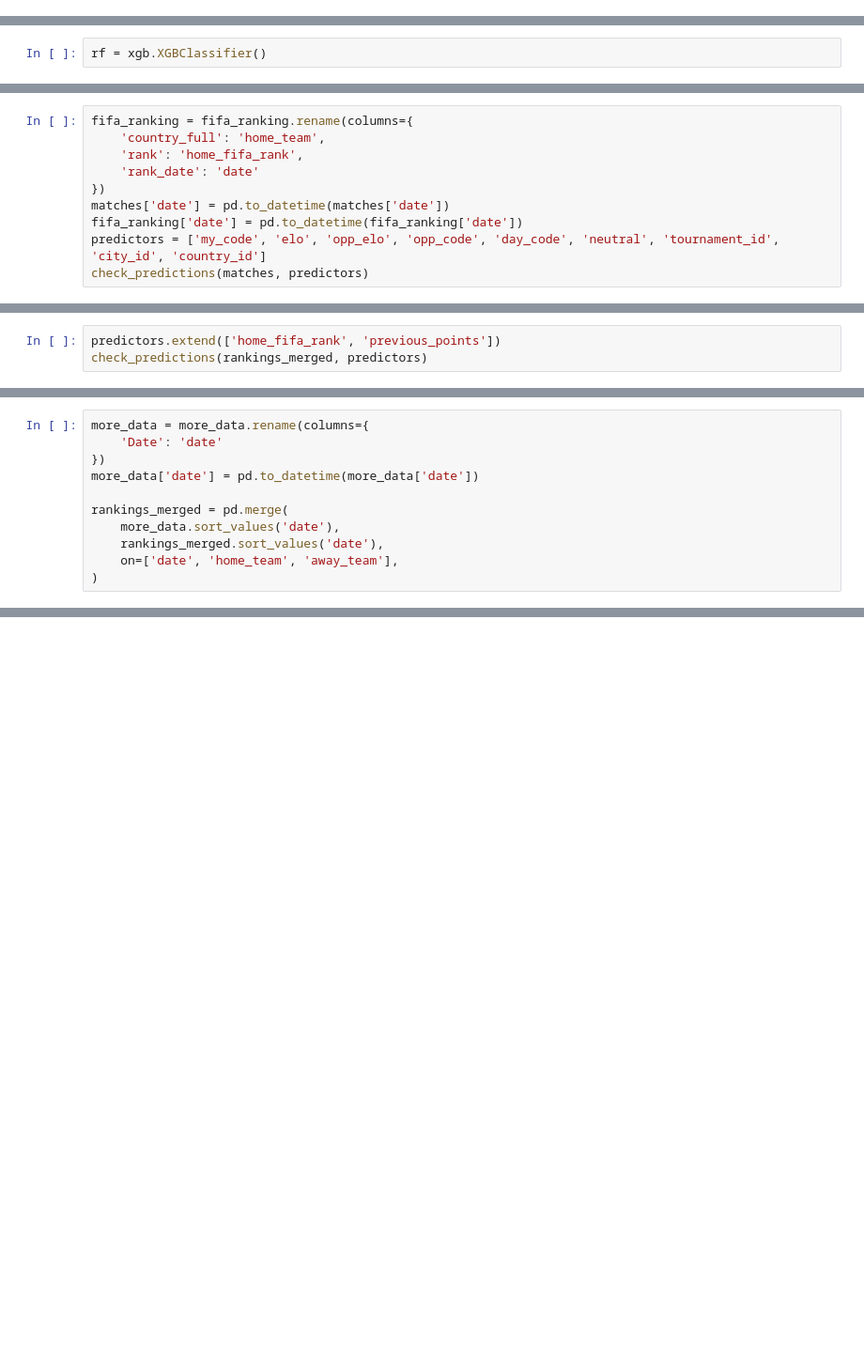
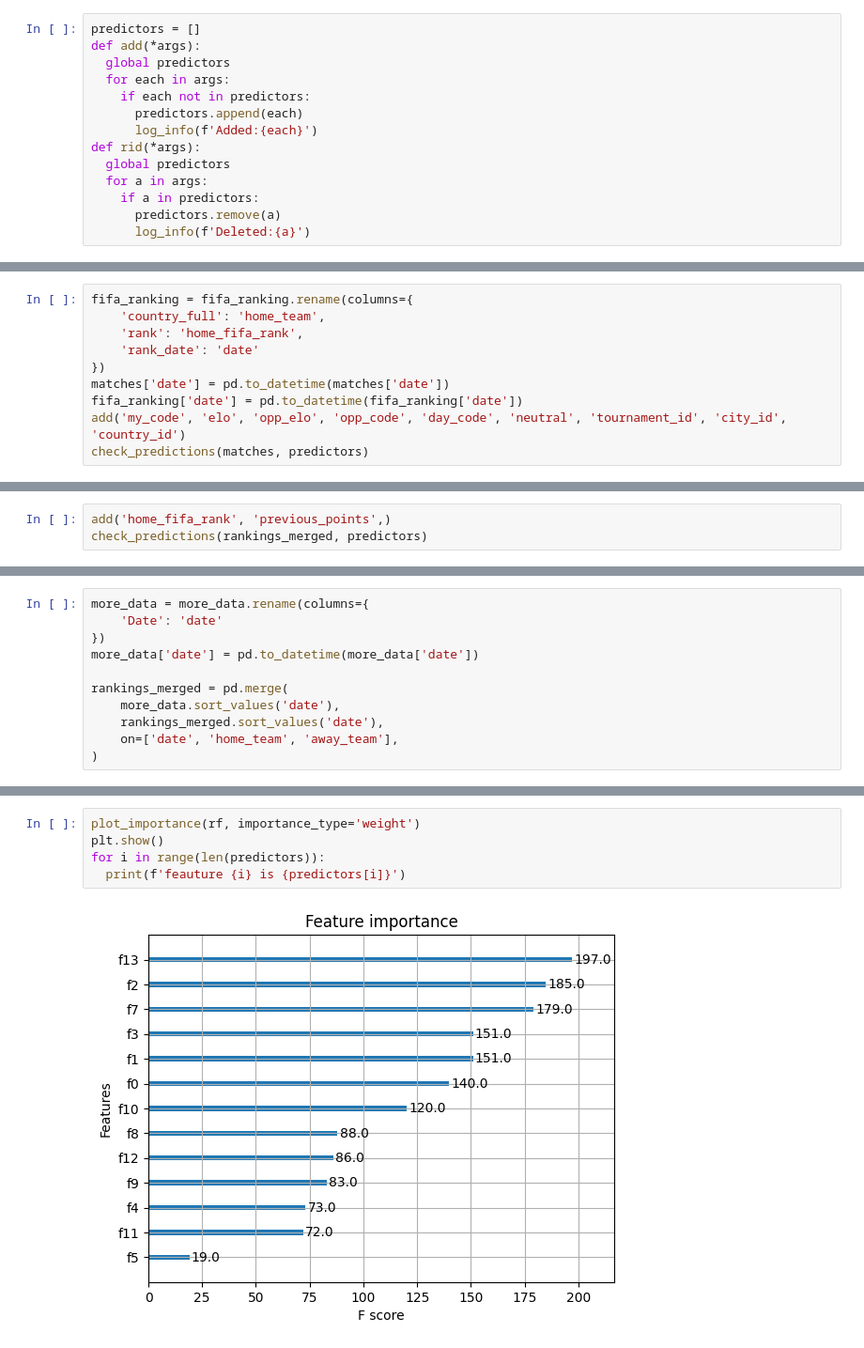
Before and after one commit to alwaysneedhelp/Football-AI, a Jupyter notebook: Football.ipynb, the cells around one changed output, grey strips where cells are left out. Shown at 94% size. Cells and saved outputs as stored; diff of their text form; blank space fills up the shorter version.

```diff
--- a/Football.ipynb
+++ b/Football.ipynb
@@ -12,3 +24,17 @@ def load_file(link, name):
+# %%
+predictors = []
+def add(*args):
+  global predictors
+  for each in args:
+    if each not in predictors:
+      predictors.append(each)
+      log_info(f'Added:{each}')
+def rid(*args):
+  global predictors
+  for a in args:
+    if a in predictors:
+      predictors.remove(a)
+      log_info(f'Deleted:{a}')
 # %%
 matches = pd.read_csv(load_file('martj42/international-football-results-from-1872-to-2017', 'results'))
 # %% [markdown]
@@ -37,5 +56,3 @@ from sklearn.metrics import accuracy_score, precision_score, recall_score, f1_sc
-# %%
-rf = xgb.XGBClassifier()
 # %% [markdown]
 **CALCULATE ELO**
 # %%
@@ -129,6 +150,6 @@ fifa_ranking = fifa_ranking.rename(columns={
 })
 matches['date'] = pd.to_datetime(matches['date'])
 fifa_ranking['date'] = pd.to_datetime(fifa_ranking['date'])
-predictors = ['my_code', 'elo', 'opp_elo', 'opp_code', 'day_code', 'neutral', 'tournament_id', 'city_id', 'country_id']
+add('my_code', 'elo', 'opp_elo', 'opp_code', 'day_code', 'neutral', 'tournament_id', 'city_id', 'country_id')
 check_predictions(matches, predictors)
 # %% [output]
@@ -146,4 +181,4 @@ rankings_merged = pd.merge_asof(
 # %%
-predictors.extend(['home_fifa_rank', 'previous_points'])
+add('home_fifa_rank', 'previous_points',)
 check_predictions(rankings_merged, predictors)
 # %% [output]
@@ -187,0 +277,7 @@ def top_teams(N, matches):
+# %%
+plot_importance(rf, importance_type='weight')
+plt.show()
+for i in range(len(predictors)):
+  print(f'feauture {i} is {predictors[i]}')
+# %% [output]
+[figure, added]
```
Also changed, not shown: parts of 23 cells of this notebook.
